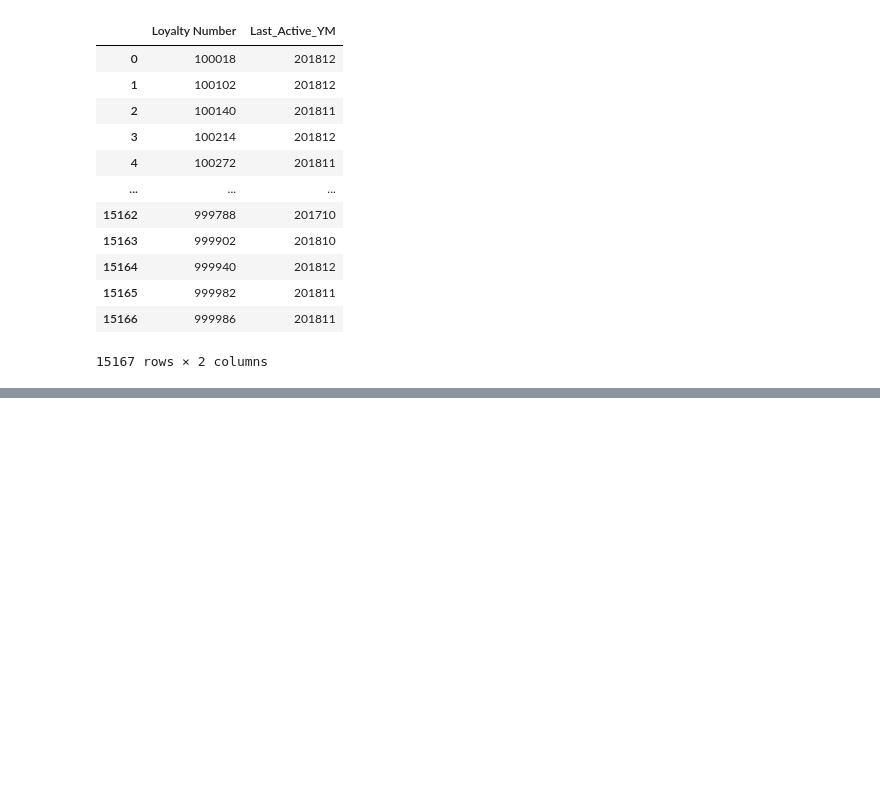
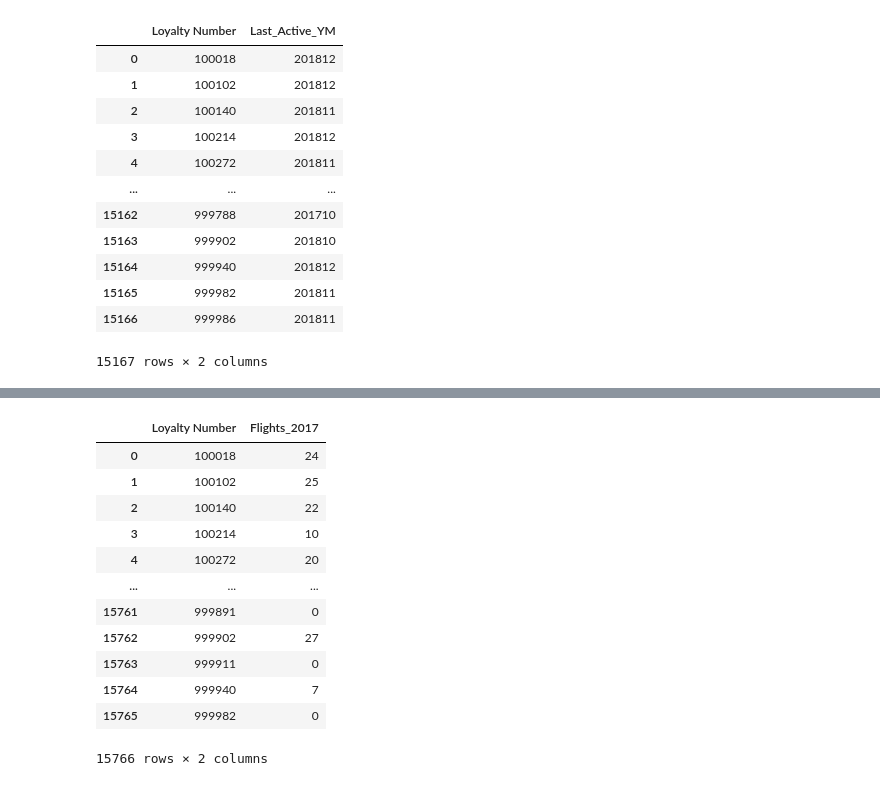
Before and after one commit to akshita-singh-2808/airlines_churn_prediction_prev, a Jupyter notebook: airlines_project.ipynb, the cells around one changed output, grey strips where cells are left out. Drawn from its saved outputs; the diff is of its cells as text; code cells hidden in the pictures; blank space fills up the shorter version.

```diff
--- a/airlines_project.ipynb
+++ b/airlines_project.ipynb
@@ -130,0 +240,22 @@ loyalty_clean= loyalty_clean.merge(last_active, on='Loyalty Number', how='left')
+# %%
+# Compare 2017 vs 2018 total flights
+flights_2017 = activity[activity['Year']==2017].groupby('Loyalty Number')['Total Flights'].sum().reset_index()
+flights_2017.columns = ['Loyalty Number','Flights_2017']
+flights_2018 = activity[activity['Year']==2018].groupby('Loyalty Number')['Total Flights'].sum().reset_index()
+flights_2018.columns = ['Loyalty Number','Flights_2018']
+# %%
+flights_2017
+# %% [output]
+|  | Loyalty Number | Flights_2017 |
+| 0 | 100018 | 24 |
+| 1 | 100102 | 25 |
+| 2 | 100140 | 22 |
+| 3 | 100214 | 10 |
+| 4 | 100272 | 20 |
+| ... | ... | ... |
+| 15761 | 999891 | 0 |
+| 15762 | 999902 | 27 |
+| 15763 | 999911 | 0 |
+| 15764 | 999940 | 7 |
+| 15765 | 999982 | 0 |
+15766 rows × 2 columns
```
Also changed, not shown: parts of 36 cells of this notebook.
